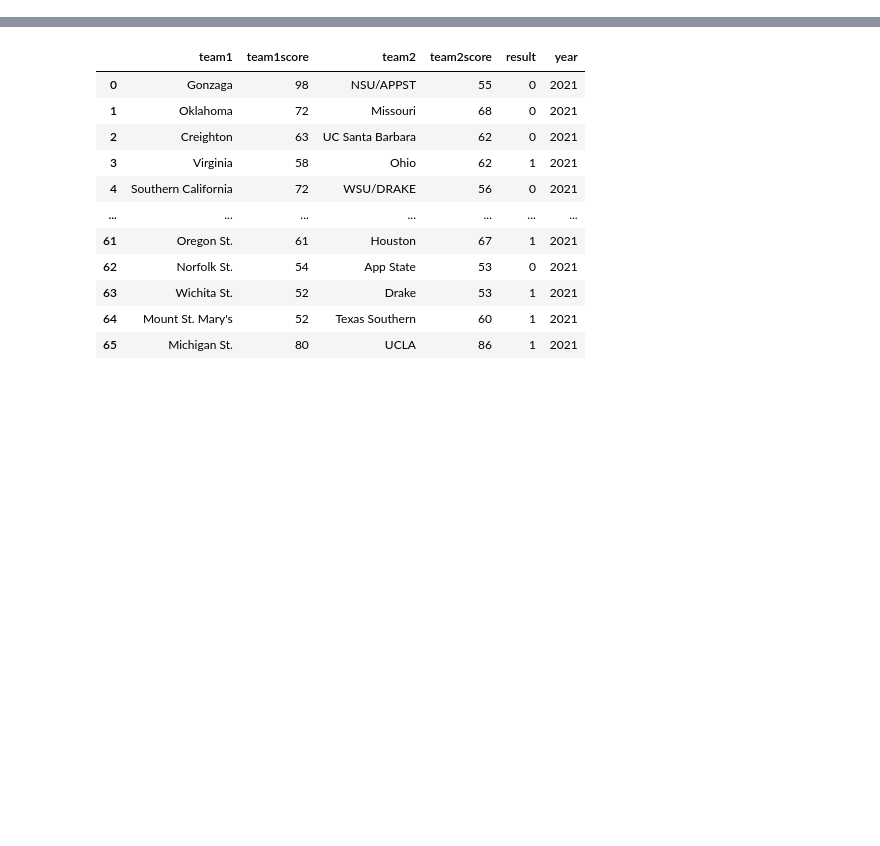
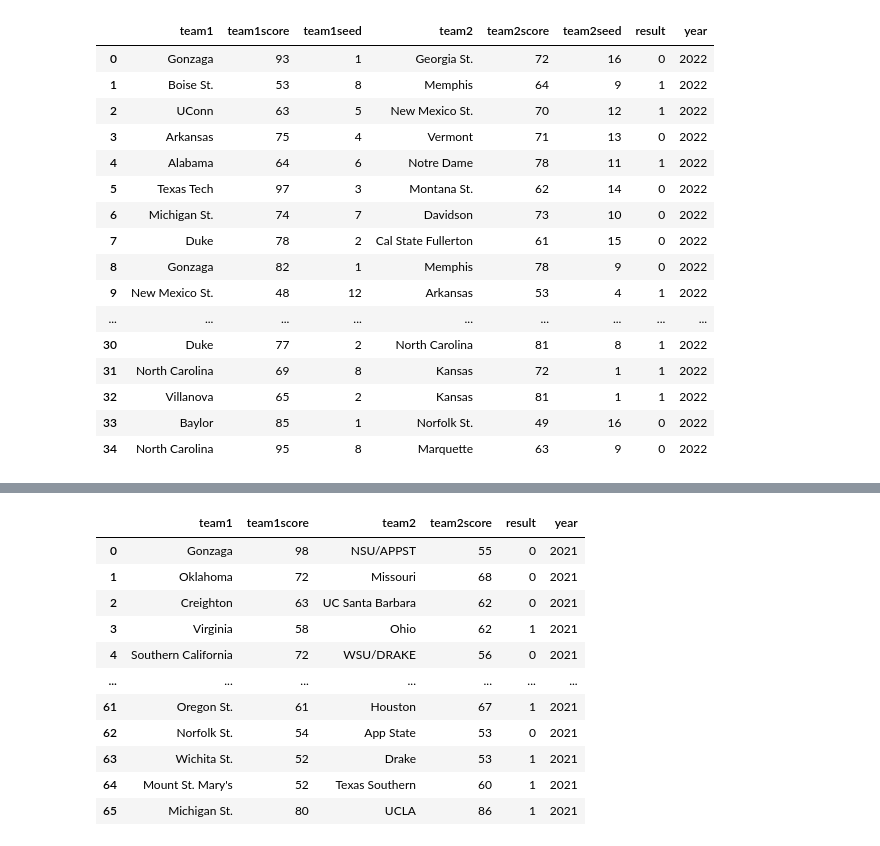
Before and after one commit to vab10266/march_madness_24, a Jupyter notebook: data/team_order/tmp.ipynb, the cells around one changed output, grey strips where cells are left out. Saved outputs shown, nothing was run; the diff lists cells and outputs as text; code cells hidden in the pictures; blank space fills up the shorter version.

```diff
--- a/data/team_order/tmp.ipynb
+++ b/data/team_order/tmp.ipynb
@@ -44,0 +78,3 @@ all_df
+# %%
+df = parse_new_html(2022)
+df
@@ -44,0 +121,20 @@ all_df
+# %%
+df.iloc[:35]
+# %% [output]
+|  | team1 | team1score | team1seed | team2 | team2score | team2seed | result | year |
+| 0 | Gonzaga | 93 | 1 | Georgia St. | 72 | 16 | 0 | 2022 |
+| 1 | Boise St. | 53 | 8 | Memphis | 64 | 9 | 1 | 2022 |
+| 2 | UConn | 63 | 5 | New Mexico St. | 70 | 12 | 1 | 2022 |
+| 3 | Arkansas | 75 | 4 | Vermont | 71 | 13 | 0 | 2022 |
+| 4 | Alabama | 64 | 6 | Notre Dame | 78 | 11 | 1 | 2022 |
+| 5 | Texas Tech | 97 | 3 | Montana St. | 62 | 14 | 0 | 2022 |
+| 6 | Michigan St. | 74 | 7 | Davidson | 73 | 10 | 0 | 2022 |
+| 7 | Duke | 78 | 2 | Cal State Fullerton | 61 | 15 | 0 | 2022 |
+| 8 | Gonzaga | 82 | 1 | Memphis | 78 | 9 | 0 | 2022 |
+| 9 | New Mexico St. | 48 | 12 | Arkansas | 53 | 4 | 1 | 2022 |
+| ... | ... | ... | ... | ... | ... | ... | ... | ... |
+| 30 | Duke | 77 | 2 | North Carolina | 81 | 8 | 1 | 2022 |
+| 31 | North Carolina | 69 | 8 | Kansas | 72 | 1 | 1 | 2022 |
+| 32 | Villanova | 65 | 2 | Kansas | 81 | 1 | 1 | 2022 |
+| 33 | Baylor | 85 | 1 | Norfolk St. | 49 | 16 | 0 | 2022 |
+| 34 | North Carolina | 95 | 8 | Marquette | 63 | 9 | 0 | 2022 |
```
Also changed, not shown: parts of 9 cells of this notebook, 2 other files.
